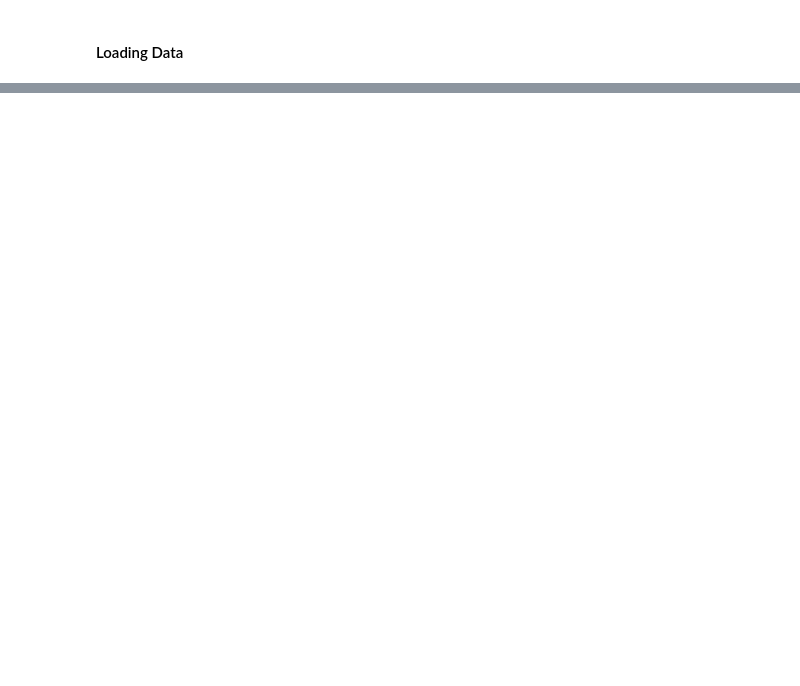
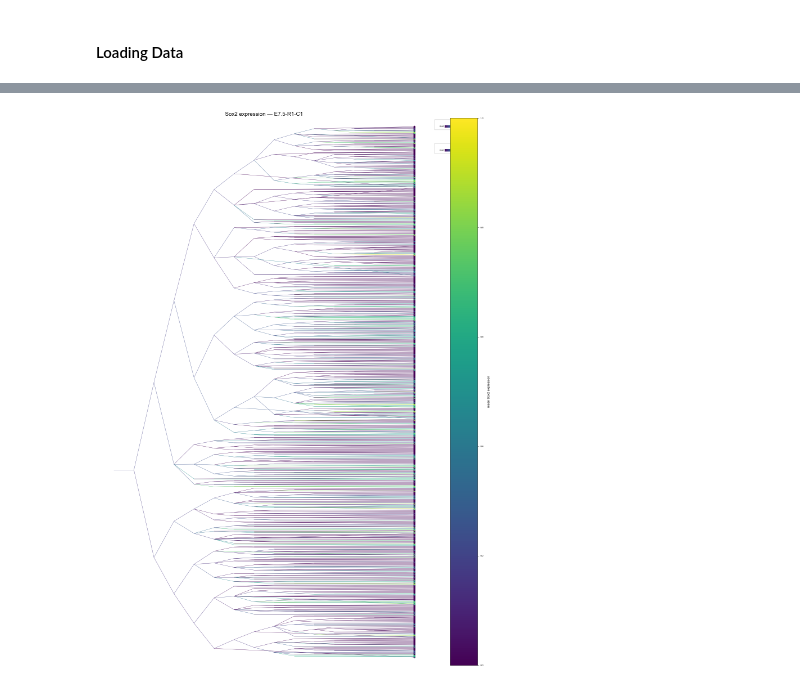
Before and after one commit to Oiya861028/Lineage_Tree_Construction, a Jupyter notebook: Moslin/Notebooks/plotting.ipynb, the cells around one changed output, grey strips where cells are left out. Cells and saved outputs as stored; diff of their text form; code cells hidden in the pictures; blank space fills up the shorter version.

```diff
--- a/Moslin/Notebooks/plotting.ipynb
+++ b/Moslin/Notebooks/plotting.ipynb
@@ -156,0 +181,3 @@ for tdata in tdatas:
+# %%
+tdata_rep1 = tdatas[2]
+tdata_rep1.obs
@@ -156,0 +284,75 @@ for tdata in tdatas:
+# %%
+def add_gene_expression_to_tree(tdata, tree_key, gene, layer=None):
+    """
+    For each leaf node, add mean expression of gene as a node attribute.
+    For internal nodes, use the mean across all descendant leaves.
+
+    Parameters
+    ----------
+    tdata : TreeData
+    tree_key : str
+    gene : str, must be in tdata.var_names
+    layer : str or None, if None uses tdata.X
+    """
+    tree = tdata.obst[tree_key]
+
+    # get expression vector for all cells
+    gene_idx = tdata.var_names.get_loc(gene)
+    if layer is not None:
+        expr = np.array(tdata.layers[layer][:, gene_idx]).flatten()
+    else:
+        import scipy.sparse as sp
+        X = tdata.X
+        expr = np.array(X[:, gene_idx].todense()).flatten() if sp.issparse(X) else X[:, gene_idx]
+
+    # map barcode -> expression value
+    barcode_to_expr = dict(zip(tdata.obs.index, expr))
+
+    # for each node, compute mean expression across all descendant leaves
+    for node in reversed(list(nx.topological_sort(tree))):
+        if tree.out_degree(node) == 0:
+            # leaf: look up directly
+            val = barcode_to_expr.get(node, np.nan)
+        else:
+            # internal: mean over all descendant leaves
+            desc_leaves = [
+                n for n in nx.descendants(tree, node)
+                if tree.out_degree(n) == 0
+            ]
+            vals = [barcode_to_expr[l] for l in desc_leaves if l in barcode_to_expr]
+            val = np.mean(vals) if vals else np.nan
+        tree.nodes[node][gene] = val
+
+gene = "Sox2"  # replace with your gene of interest
+add_gene_expression_to_tree(clone_tdata, clone_key, gene=gene)
+add_node_attrs_to_edges(clone_tdata, keys=[gene])
+
+# plot:
+fig, ax = plt.subplots(figsize=(15, 20))
+
+py.pl.branches(
+    clone_tdata,
+    depth_key="depth",
+    color=gene,              # continuous attribute name
+    cmap="viridis",          # or "RdBu_r", "magma", etc.
+    extend_branches=True,
+    angled_branches=True,
+    tree=clone_key,
+    ax=ax,
+)
+py.pl.nodes(
+    clone_tdata,
+    color=gene,
+    nodes="leaves",
+    cmap="viridis",
+    size=15,
+    tree=clone_key,
+    ax=ax,
+)
+
+ax.set_title(f"{gene} expression — {clone_key}", fontsize=14)
+plt.colorbar(ax.collections[0], ax=ax, label=f"mean {gene} expression")
+plt.tight_layout()
+plt.show()
+# %% [output]
+[figure, added]
```
Also changed, not shown: parts of 10 cells of this notebook, 3 other files.
